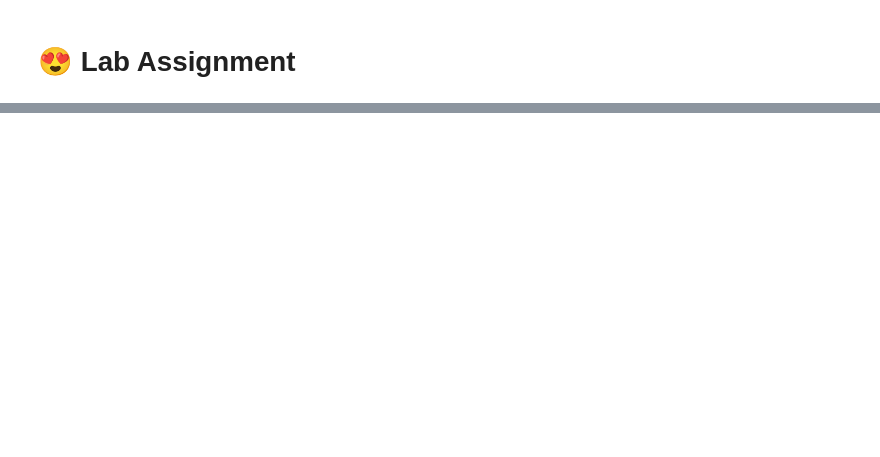
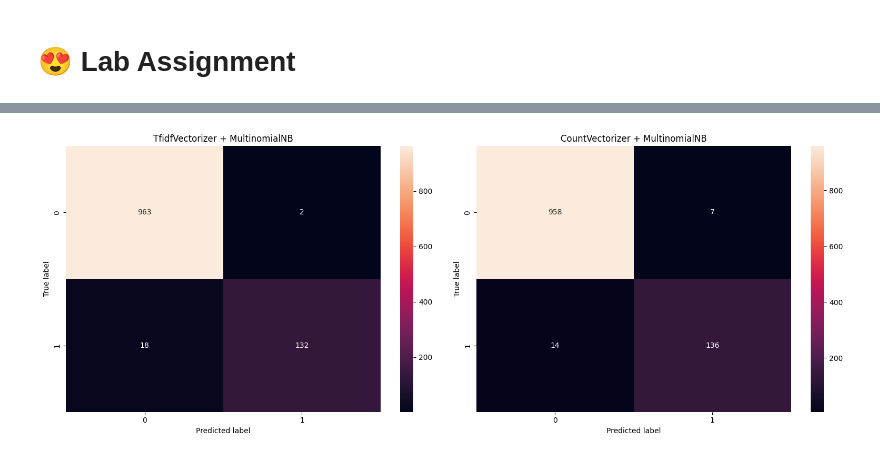
Before and after one commit to integer-class/machine-learning, a Jupyter notebook: AL_AZHAR_RRF/jobsheet_4.ipynb, the cells around one changed output, grey strips where cells are left out. Saved outputs shown, nothing was run; the diff lists cells and outputs as text; code cells hidden in the pictures; blank space fills up the shorter version.

```diff
--- a/AL_AZHAR_RRF/jobsheet_4.ipynb
+++ b/AL_AZHAR_RRF/jobsheet_4.ipynb
@@ -730,0 +864,9 @@ plt.ylabel('predicted label')
+# %%
+y_pred = model.predict(X_test)
+
+from sklearn.metrics import classification_report
+from sklearn.metrics import confusion_matrix
+
+print(classification_report(y_test, y_pred))
+cm = confusion_matrix(y_test, y_pred)
+sns.heatmap(cm, annot=True, fmt='d')
@@ -730,0 +1068,90 @@ plt.ylabel('predicted label')
+# %%
+import pandas as pd
+import numpy as np
+from sklearn.model_selection import train_test_split, GridSearchCV
+from sklearn.feature_extraction.text import TfidfVectorizer, CountVectorizer
+from sklearn.naive_bayes import MultinomialNB
+from sklearn.pipeline import Pipeline
+from sklearn.metrics import classification_report, confusion_matrix
+import matplotlib.pyplot as plt
+import seaborn as sns
+
+# Load the data
+data = pd.read_csv('spam.csv', encoding='latin-1')
+data = data.drop(['Unnamed: 2', 'Unnamed: 3', 'Unnamed: 4'], axis=1)
+data.columns = ['label', 'message']
+data['label'] = data['label'].map({'ham': 0, 'spam': 1})
+
+# Split the data
+X_train, X_test, y_train, y_test = train_test_split(data['message'], data['label'], test_size=0.2, random_state=42)
+
+# Define parameter grids
+param_grid_tfidf = {
+    'vect__max_features': [1000, 3000, 5000],
+    'vect__ngram_range': [(1, 1), (1, 2)],
+    'clf__alpha': [0.1, 0.5, 1],
+    'clf__fit_prior': [True, False]
+}
+
+param_grid_count = {
+    'vect__max_features': [1000, 3000, 5000],
+    'vect__ngram_range': [(1, 1), (1, 2)],
+    'clf__alpha': [0.1, 0.5, 1],
+    'clf__fit_prior': [True, False]
+}
+
+# Create pipelines
+pipeline_tfidf = Pipeline([
+    ('vect', TfidfVectorizer(stop_words='english')),
+    ('clf', MultinomialNB())
+])
+
+pipeline_count = Pipeline([
+    ('vect', CountVectorizer(stop_words='english')),
+    ('clf', MultinomialNB())
+])
+
+# Perform grid searches
+model_tfidf = GridSearchCV(pipeline_tfidf, param_grid_tfidf, cv=3, n_jobs=-1, verbose=1)
+model_count = GridSearchCV(pipeline_count, param_grid_count, cv=3, n_jobs=-1, verbose=1)
+
+model_tfidf.fit(X_train, y_train)
+model_count.fit(X_train, y_train)
+
+# Print results
+for name, model in [("TF-IDF", model_tfidf), ("Count", model_count)]:
+    print(f"\n{name} Vectorizer Results:")
+    print("Best parameters:", model.best_params_)
+    print("Training score:", model.score(X_train, y_train))
+    print("Cross-validation score:", model.best_score_)
+    print("Test score:", model.score(X_test, y_test))
+
+    y_pred = model.predict(X_test)
+    print("\nClassification Report:")
+    print(classification_report(y_test, y_pred))
+
+# Create confusion matrices
+y_pred_tfidf = model_tfidf.predict(X_test)
+y_pred_count = model_count.predict(X_test)
+
+cm_tfidf = confusion_matrix(y_test, y_pred_tfidf)
+cm_count = confusion_matrix(y_test, y_pred_count)
+
+# Plot confusion matrices
+fig, (ax1, ax2) = plt.subplots(1, 2, figsize=(16, 6))
+
+sns.heatmap(cm_tfidf, annot=True, fmt='d', ax=ax1)
+ax1.set_title('TfidfVectorizer + MultinomialNB')
+ax1.set_ylabel('True label')
+ax1.set_xlabel('Predicted label')
+
+sns.heatmap(cm_count, annot=True, fmt='d', ax=ax2)
+ax2.set_title('CountVectorizer + MultinomialNB')
+ax2.set_ylabel('True label')
+
+
+ax2.set_xlabel('Predicted label')
+
+plt.tight_layout()
+plt.show()
+# %% [output]
@@ -730,0 +1175 @@ plt.ylabel('predicted label')
+[figure, added]
```
Also changed, not shown: parts of 32 cells of this notebook.
